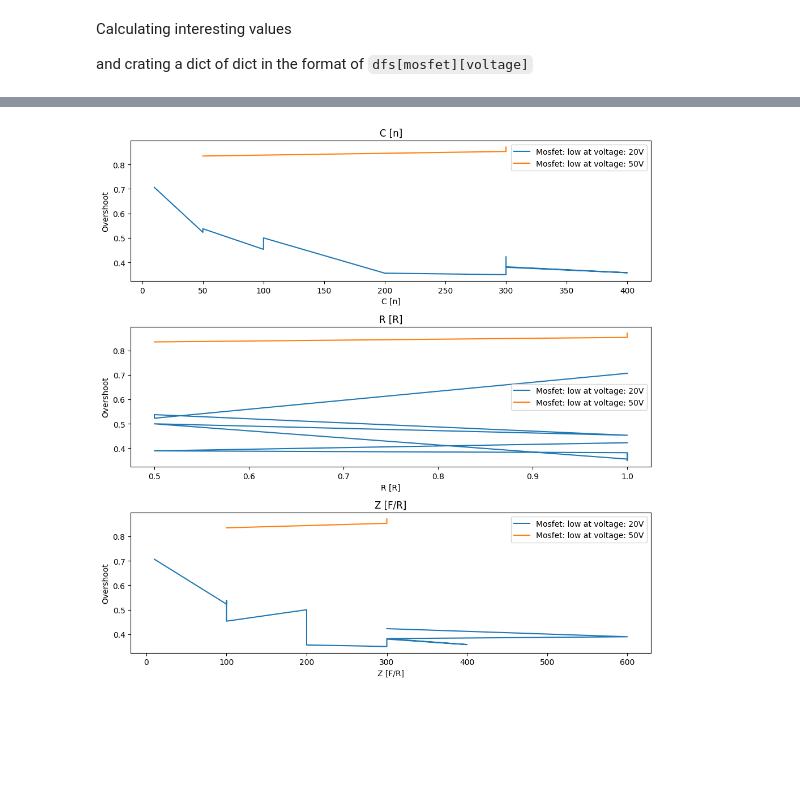
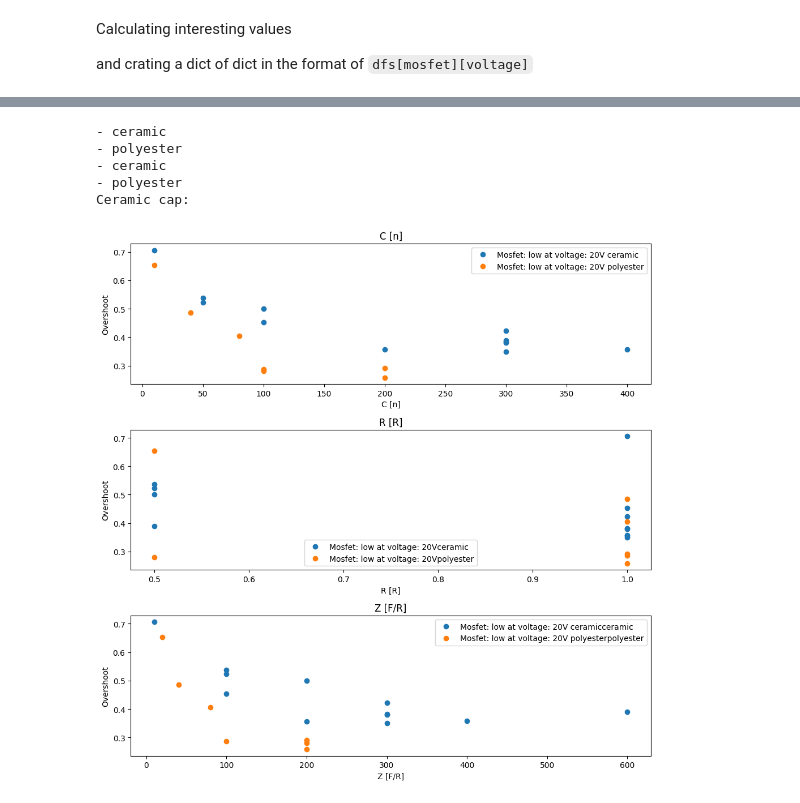
Before and after one commit to ZeniteSolar/MAM21, a Jupyter notebook: snubber/snubber.ipynb, the cells around one changed output, grey strips where cells are left out. Saved outputs shown, nothing was run; the diff lists cells and outputs as text; code cells hidden in the pictures; blank space fills up the shorter version.

```diff
--- a/snubber/snubber.ipynb
+++ b/snubber/snubber.ipynb
@@ -257,6 +257,7 @@ Calculating interesting values
 
 and crating a dict of dict in the format of `dfs[mosfet][voltage]`
 # %%
+from cmath import nan
 import csv
 import pandas as pd
 pd.options.mode.chained_assignment = None
@@ -264,7 +265,7 @@ import matplotlib.pyplot as plt
 #Import test
 file_name = "test.csv"
 df = pd.read_csv(file_name)
-
+df_split = {}
 #split dataframe in the low mosfet
 df_split["low"] = df[[column for column in df if not("high" in column)]]
 #remove low in the columns name
@@ -348,32 +351,38 @@ Mosfet:  low  With voltage:  35
 fig, axs1 = plt.subplots(3, 1, figsize=(10, 10))
 fig2, axs2 = plt.subplots(3, 1, figsize=(10, 10))
 axs = [axs1, axs2]
-voltages = [20, 50]
+voltages = [20]
+c_tecs = ["ceramic", "polyester"]
 for i, mosfet in enumerate(dfs):
     for voltage in voltages:
-        axs[i][0].plot(dfs[mosfet][voltage][dfs[mosfet][voltage]["C_tec"] == "ceramic"]["C (n)"], dfs[mosfet][voltage][dfs[mosfet][voltage]["C_tec"] == "ceramic"]
-                ["Overshoot"], label="Mosfet: " + str(mosfet) + " at voltage: " + str(voltage) + "V")
-        axs[i][0].set_title("C [n]")
-        axs[i][0].set_xlabel("C [n]")
-        axs[i][0].set_ylabel("Overshoot")
-        axs[i][1].plot(dfs[mosfet][voltage][dfs[mosfet][voltage]["C_tec"] == "ceramic"]["R (R)"], dfs[mosfet][voltage][dfs[mosfet][voltage]["C_tec"] == "ceramic"]
-                       ["Overshoot"], label="Mosfet: " + str(mosfet) + " at voltage: " + str(voltage) + "V")
-        axs[i][1].set_title("R [R]")
-        axs[i][1].set_xlabel("R [R]")
-        axs[i][1].set_ylabel("Overshoot")
-        axs[i][2].plot(dfs[mosfet][voltage][dfs[mosfet][voltage]["C_tec"] == "ceramic"]["Z (F/R)"], dfs[mosfet][voltage][dfs[mosfet][voltage]["C_tec"] == "ceramic"]
-                       ["Overshoot"], label="Mosfet: " + str(mosfet) + " at voltage: " + str(voltage) + "V")
-        axs[i][2].set_title("Z [F/R]")
-        axs[i][2].set_xlabel("Z [F/R]")
-        axs[i][2].set_ylabel("Overshoot")
+        for c_tec in c_tecs:
+            print("-", c_tec)
+            axs[i][0].plot(dfs[mosfet][voltage][dfs[mosfet][voltage]["C_tec"] == c_tec]["C (n)"], dfs[mosfet][voltage][dfs[mosfet][voltage]["C_tec"] == c_tec]
+                    ["Overshoot"],"o", label="Mosfet: " + str(mosfet) + " at voltage: " + str(voltage) + "V " + c_tec)
+            axs[i][0].set_title("C [n]")
+            axs[i][0].set_xlabel("C [n]")
+            axs[i][0].set_ylabel("Overshoot")
+            axs[i][1].plot(dfs[mosfet][voltage][dfs[mosfet][voltage]["C_tec"] == c_tec]["R (R)"], dfs[mosfet][voltage][dfs[mosfet][voltage]["C_tec"] == c_tec]
+                        ["Overshoot"],"o", label="Mosfet: " + str(mosfet) + " at voltage: " + str(voltage) + "V" + c_tec)
+            axs[i][1].set_title("R [R]")
+            axs[i][1].set_xlabel("R [R]")
+            axs[i][1].set_ylabel("Overshoot")
+            axs[i][2].plot(dfs[mosfet][voltage][dfs[mosfet][voltage]["C_tec"] == c_tec]["Z (F/R)"], dfs[mosfet][voltage][dfs[mosfet][voltage]["C_tec"] == c_tec]
+                        ["Overshoot"],"o", label="Mosfet: " + str(mosfet) + " at voltage: " + str(voltage) + "V " + str(c_tec) + c_tec)
+            axs[i][2].set_title("Z [F/R]")
+            axs[i][2].set_xlabel("Z [F/R]")
+            axs[i][2].set_ylabel("Overshoot")
 
 for ax in axs:
     for a in ax.flat:
         a.legend()
+print("Ceramic cap:")
 fig.tight_layout()
 fig.show()
 fig2.tight_layout()
 fig2.show()
+
+
 
 
 fig, axs = plt.subplots(1, 1, figsize=(5, 10))
@@ -382,31 +391,36 @@ for mosfet in dfs:
     voltages.sort()
     overshoots = []
     for voltage in voltages:
         overshoots.append(dfs[mosfet][voltage]["Overshoot"].mean())
 
     axs.plot(voltages, overshoots, label=mosfet)
     axs.legend()
     axs.set_title("overshoot x voltage")
 fig.tight_layout()
 fig.show()
 
 fig, axs = plt.subplots(1, 1, figsize=(10, 10))
 tecnologies = ["ceramic", "polyester"]
 mosfet = "low"
 for tecnology in tecnologies:
     voltages = list(dfs[mosfet].keys())
     voltages.sort()
     overshoots = []
     for voltage in voltages:
         overshoots.append(dfs[mosfet][voltage]
                           [dfs[mosfet][voltage]["C_tec"] == tecnology]["Overshoot"].mean())
 
     axs.plot(voltages, overshoots, label=tecnology)
 axs.set_xlabel("Voltage [V]")
 axs.set_ylabel("Overshoot")
 axs.legend()
 axs.set_title("overshoot x voltage")
 fig.tight_layout()
 fig.show()
 # %% [output]
+- ceramic
+- polyester
+- ceramic
+- polyester
+Ceramic cap:
-[figure, old version]
+[figure, new version]
```
Also changed, not shown: parts of 3 cells of this notebook, 1 other file.
